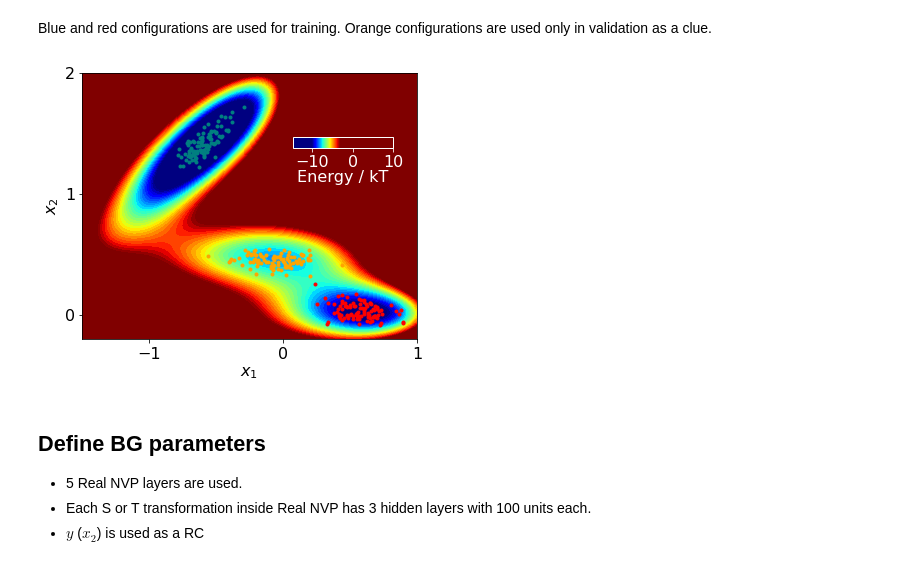
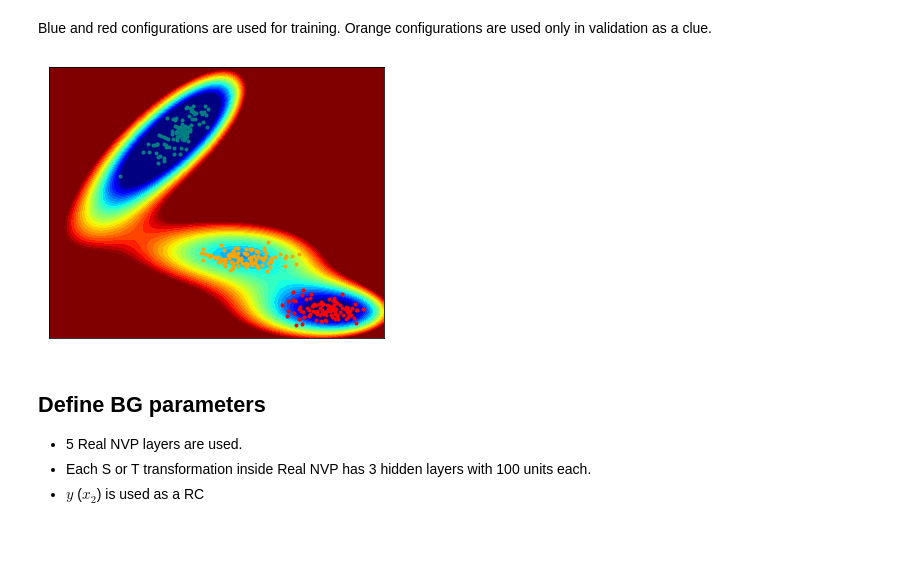
Before and after one commit to auhliarik/boltzmann-generators, a Jupyter notebook: notebooks/toy_model_2d_mueller_potential.ipynb, the cells around one changed output. Saved outputs shown, nothing was run; the diff lists cells and outputs as text; code cells hidden in the pictures; blank space fills up the shorter version.

Commit message:
Update notebook for Mueller potential

```diff
--- a/notebooks/toy_model_2d_mueller_potential.ipynb
+++ b/notebooks/toy_model_2d_mueller_potential.ipynb
@@ -129,13 +129,13 @@ x_intermediate = np.array([[-0.05, 0.45]]) + np.array([[0.15, 0.05]]) * np.rando
 # %% [markdown]
 Blue and red configurations are used for training. Orange configurations are used only in validation as a clue.
 # %%
-cbar = plot_potential(labels=True, cbar=True, figsize=(6, 7), orientation='horizontal')
+cbar = plot_potential(labels=False, cbar=False, figsize=(6, 5), orientation='horizontal')
 plt.plot(traj_left[:, 0], traj_left[:, 1], color='teal', linewidth=0, marker='.')
 plt.plot(traj_right[:, 0], traj_right[:, 1], color='red', linewidth=0, marker='.')
 plt.plot(x_intermediate[:, 0], x_intermediate[:, 1], color='orange', linewidth=0, marker='.')
 plt.savefig(results_dir + "training_dataset.png")
 # %% [output]
-[figure, old version]
+[figure, new version]
 # %%
 training_dataset = np.vstack([traj_left, traj_right])
 validation_dataset = np.vstack([traj_left_val, traj_right_val])
```
Also changed, not shown: parts of 7 cells of this notebook.
